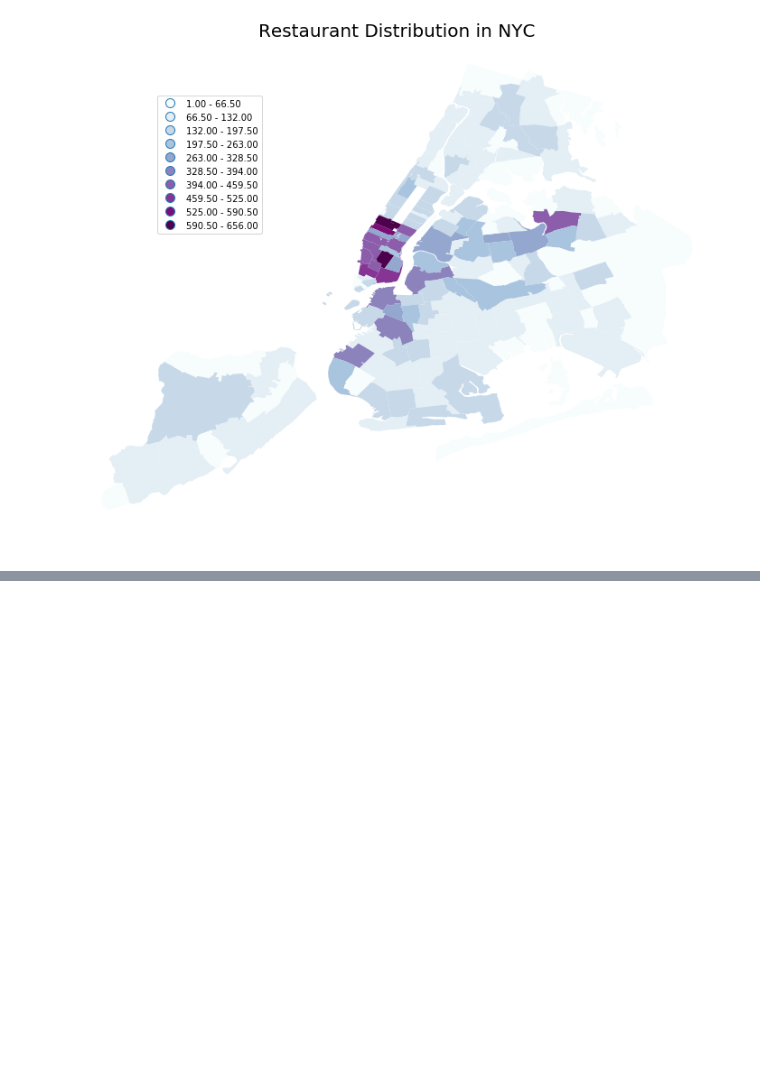
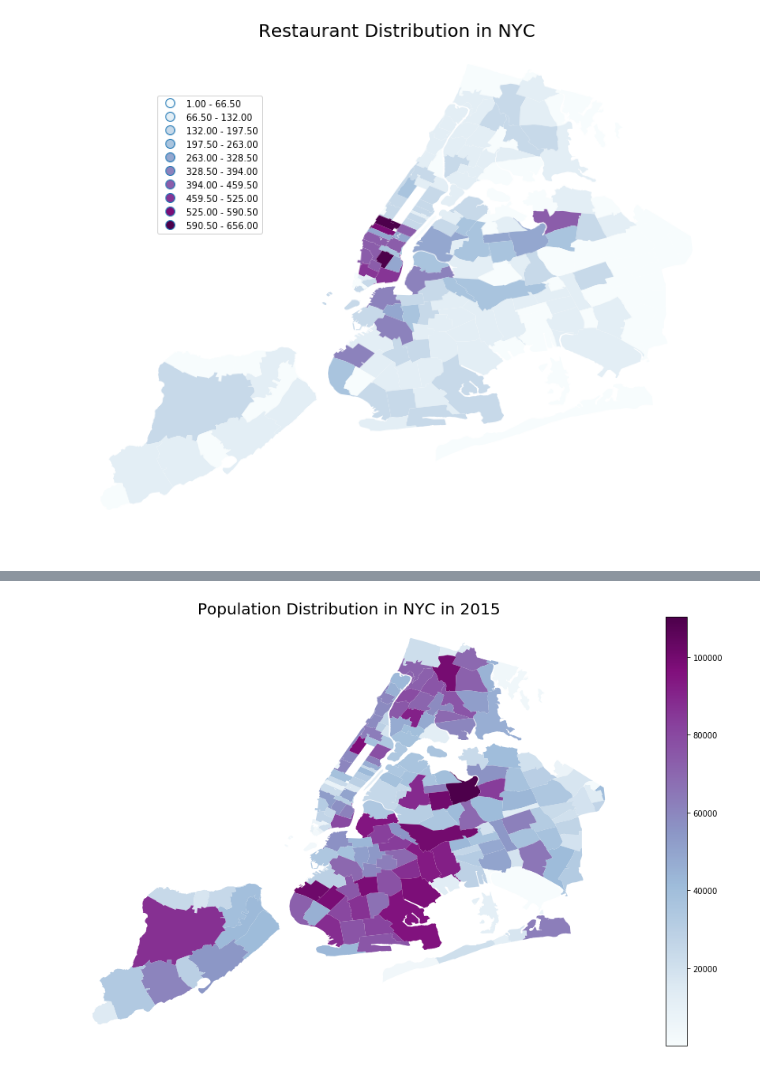
Before and after one commit to tiroger/nyc_rats, a Jupyter notebook: rat_restaurants.ipynb, the cells around one changed output, grey strips where cells are left out. Drawn from its saved outputs; the diff is of its cells as text; code cells hidden in the pictures; blank space fills up the shorter version.

Commit message:
Added restaurant data

```diff
--- a/rat_restaurants.ipynb
+++ b/rat_restaurants.ipynb
@@ -138,0 +168,19 @@ plt.savefig(imgfile)
+# %%
+# Setting a variable that will the column we want to visualise on the map
+population = pop_by_zip['Population']
+
+# Setting a parameters for the graph
+colors = 10 # Number of colors to represent the data
+figsize = (16, 10)
+cmap = 'BuPu'
+
+title = 'Population Distribution in NYC in 2015'
+imgfile = 'Figures/nyc_zip_population.png'
+
+ax = pop_by_zip.plot(column=population, cmap=cmap, figsize=figsize, legend=True)
+ax.set_title(title, fontdict={'fontsize': 20}, loc='center')
+ax.set_axis_off()
+
+plt.savefig(imgfile)
+# %% [output]
+[figure, added]
```
Also changed, not shown: parts of 10 cells of this notebook, 3 other files.
